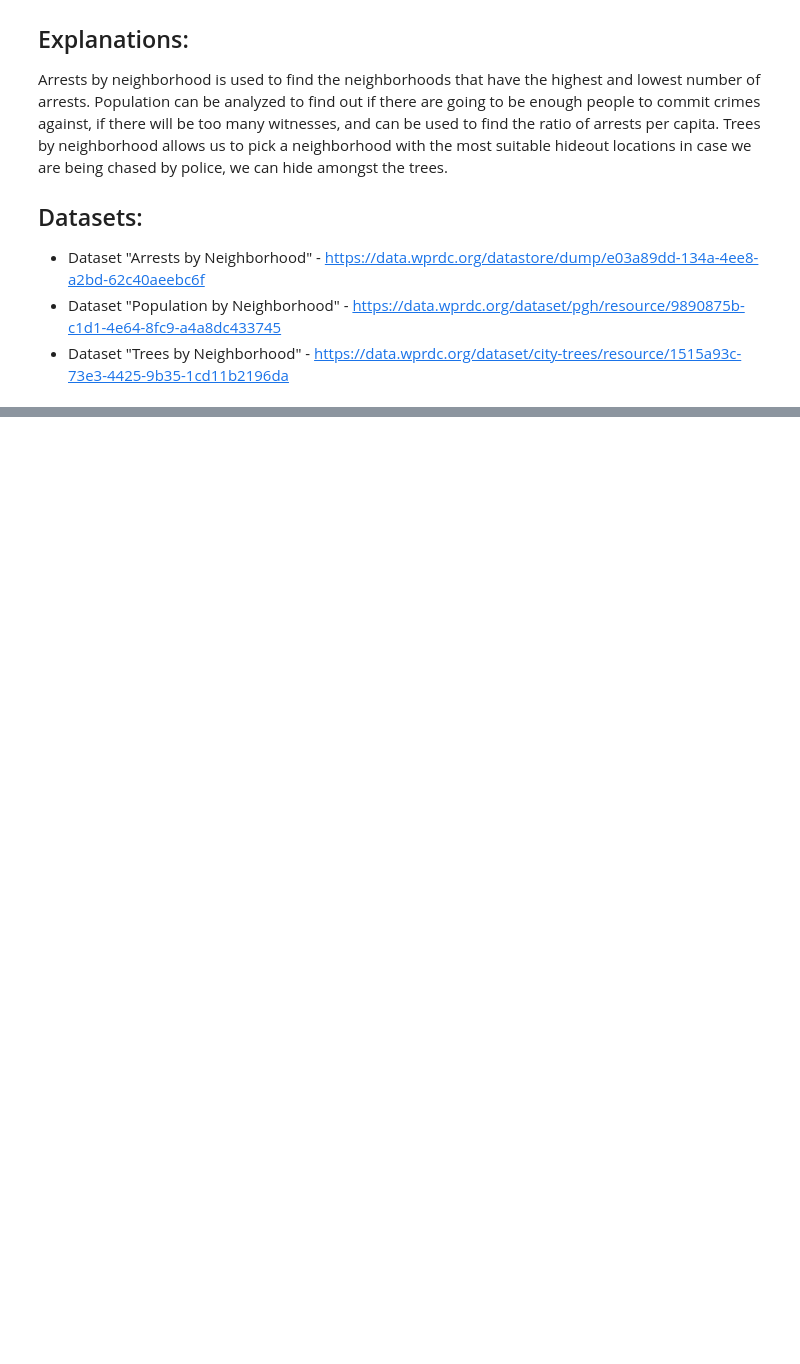
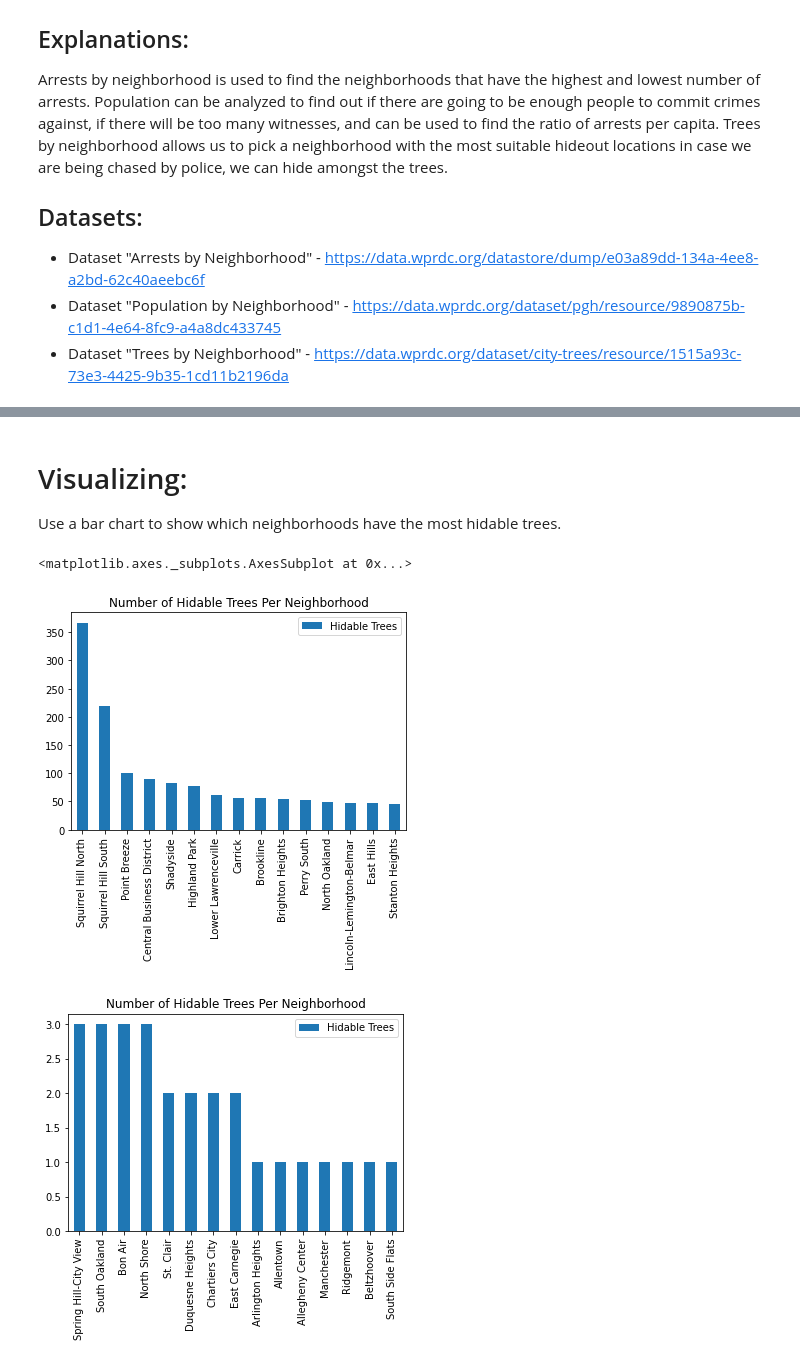
Before and after one commit to CadenMilne04/BestNeighborhoodPGH, a Jupyter notebook: FinalNotebook-2.ipynb, the cells around one changed output, grey strips where cells are left out. Drawn from its saved outputs; the diff is of its cells as text; code cells hidden in the pictures; blank space fills up the shorter version.

```diff
--- a/FinalNotebook-2.ipynb
+++ b/FinalNotebook-2.ipynb
@@ -15,0 +385,4 @@ Arrests by neighborhood is used to find the neighborhoods that have the highest
+# %%
+hidable_trees = big_trees['neighborhood']
+
+hidable_trees
@@ -15,0 +405,11 @@ Arrests by neighborhood is used to find the neighborhoods that have the highest
+# %%
+tree_counter = dict()
+
+for neighborhood in hidable_trees[1:]:
+
+    if neighborhood not in tree_counter:
+        tree_counter[neighborhood] = 1
+    else:
+        tree_counter[neighborhood] += 1
+
+tree_counter
@@ -15,0 +437,3 @@ Arrests by neighborhood is used to find the neighborhoods that have the highest
+# %%
+treesData = pd.DataFrame([tree_counter])
+treesData
@@ -15,0 +447,6 @@ Arrests by neighborhood is used to find the neighborhoods that have the highest
+# %%
+treesDF = treesData.transpose()
+treesDF = treesDF.rename(columns={0: 'Hidable Trees'})
+
+sortedTrees = treesDF.sort_values('Hidable Trees', ascending=False)
+sortedTrees
@@ -15,0 +467,13 @@ Arrests by neighborhood is used to find the neighborhoods that have the highest
+# %% [markdown]
+# Visualizing:
+Use a bar chart to show which neighborhoods have the most hidable trees.
+# %%
+mostTrees = sortedTrees.head(15)
+mostTrees.plot.bar(title='Number of Hidable Trees Per Neighborhood' )
+
+leastTrees = sortedTrees.tail(15)
+leastTrees.plot.bar(title='Number of Hidable Trees Per Neighborhood')
+# %% [output]
+<matplotlib.axes._subplots.AxesSubplot at 0x...>
+[figure, added]
+[figure, added]
```
Also changed, not shown: parts of 72 cells of this notebook.
